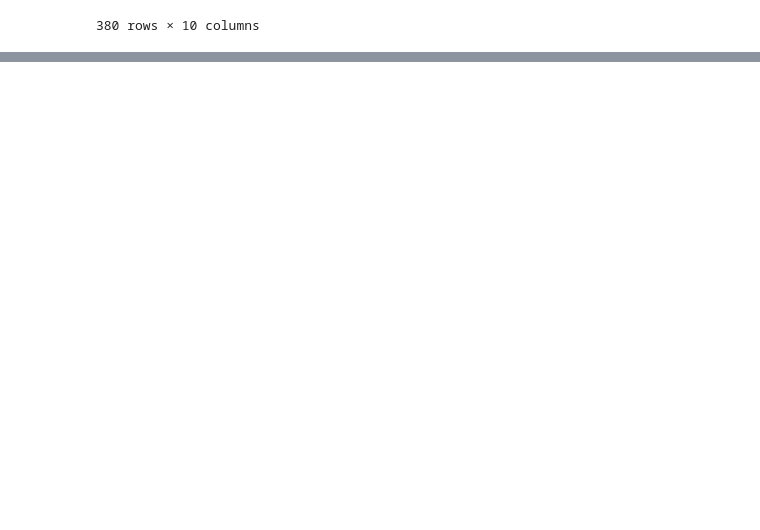
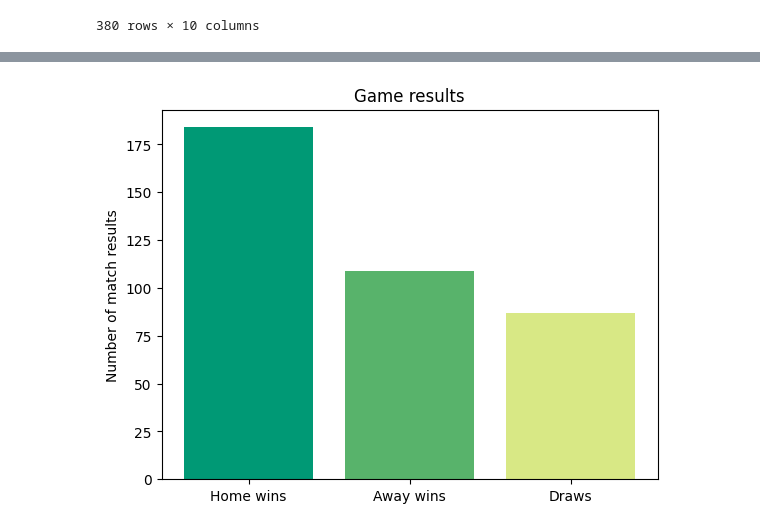
Before and after one commit to p4trykk/Premier-League---prediction-ML-model, a Jupyter notebook: model.ipynb, the cells around one changed output, grey strips where cells are left out. Cells and saved outputs as stored; diff of their text form; code cells hidden in the pictures; blank space fills up the shorter version.

Commit message:
2
create model (linear regression with ridge), prepare testing and training data

```diff
--- a/model.ipynb
+++ b/model.ipynb
@@ -56,3 +56,15 @@ corr_data.corr() #wyznaczenie korelacji pomiędzy istotnymi danymi
 | away_saves | 0.052527 | -0.044966 | 0.250894 | -0.083547 | -0.119374 | 1.000000 | 0.302127 | ... |
 | home_blocked | 0.128249 | 0.024464 | 0.169429 | -0.029039 | -0.144737 | 0.302127 | 1.000000 | ... |
 | away_blocked | -0.117929 | 0.016717 | -0.158159 | 0.062747 | 0.289266 | -0.146873 | -0.280942 | ... |
+# %%
+import seaborn as sns
+import matplotlib.pyplot as plt
+sns.lmplot(x='home_chances', y='Goals Home', data=corr_data, fit_reg=True)
+plt.show()
+fig, x=plt.subplots(1, 2, figsize=(10, 5))
+corr_data.plot.hist(y='Goals Home', ax=x[0], bins=10)
+x[0].set_title('Histogram Goals Home')
+corr_data.plot.hist(y='Away Goals', ax=x[1], bins=10)
+x[1].set_title('Histogram Goals Away')
+plt.tight_layout()
+plt.show()
@@ -58,0 +74,16 @@ corr_data.corr() #wyznaczenie korelacji pomiędzy istotnymi danymi
+# %%
+match_results=[0,0,0]
+for x,y in corr_data.iterrows():
+    if int(y['Goals Home'])>int(y['Away Goals']):
+        match_results[0]+=1
+    elif int(y['Goals Home'])<int(y['Away Goals']):
+        match_results[1]+=1
+    else:
+        match_results[2]+=1
+#print(match_results)
+plt.bar(['Home wins', 'Away wins', 'Draws'], match_results, color=['#009975', '#58B36B', '#D8E885'])
+plt.title('Game results')
+plt.ylabel('Number of match results')
+plt.show()
+# %% [output]
+[figure, added]
```
Also changed, not shown: parts of 4 cells of this notebook, 1 other file.
